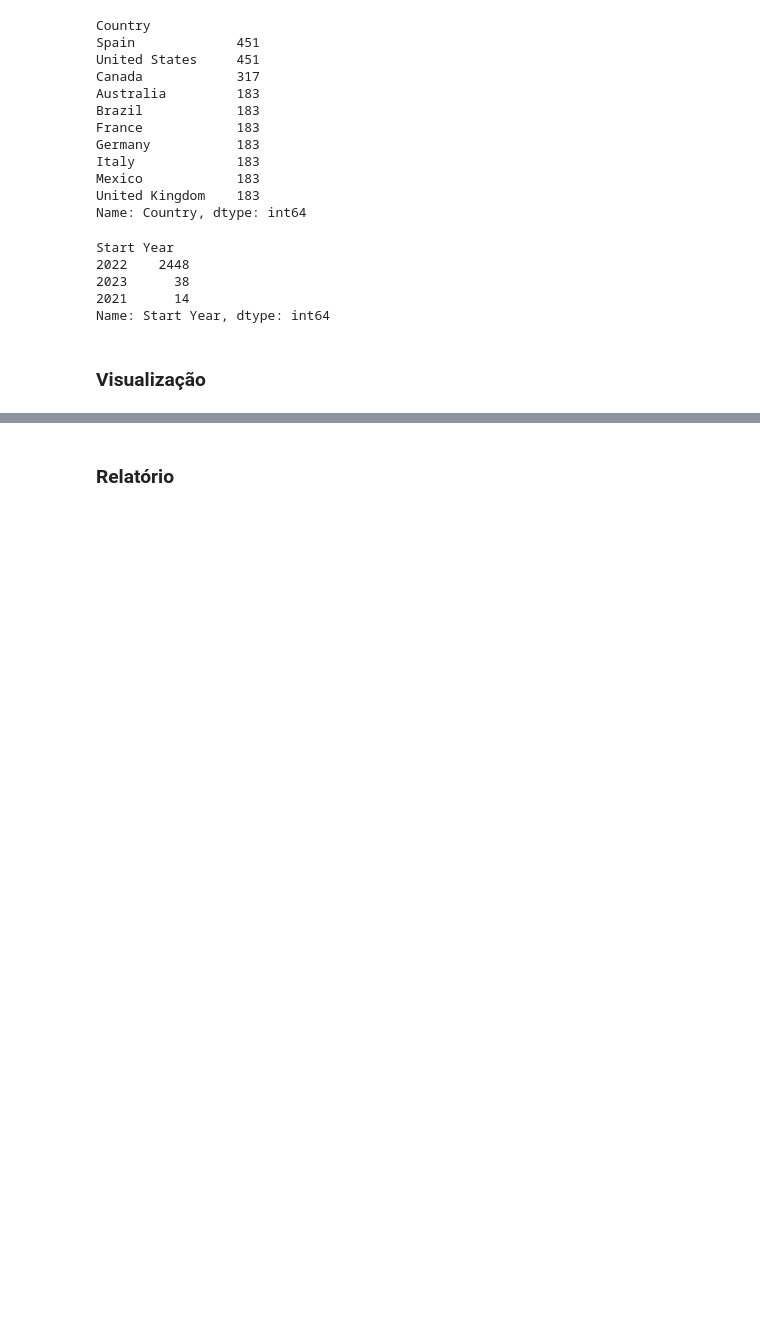
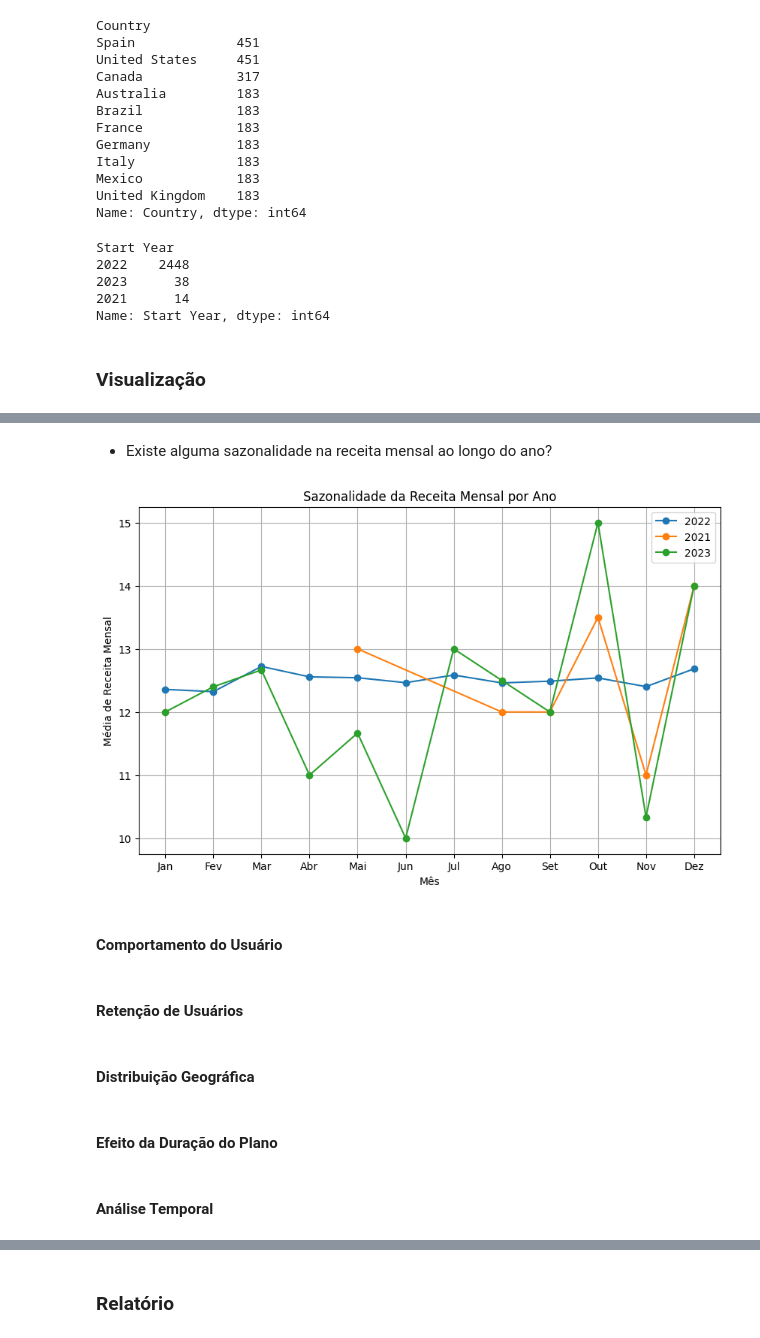
Before and after one commit to michelprosite/analise_covid19, a Jupyter notebook: netflix_analise.ipynb, the cells around one changed output, grey strips where cells are left out. Drawn from its saved outputs; the diff is of its cells as text; code cells hidden in the pictures; blank space fills up the shorter version.

```diff
--- a/netflix_analise.ipynb
+++ b/netflix_analise.ipynb
@@ -204,0 +244,44 @@ Name: Start Year, dtype: int64
+# %% [markdown]
+* Existe alguma sazonalidade na receita mensal ao longo do ano?
+# %%
+# Suponha que 'data' seja o seu DataFrame
+# Crie uma coluna 'YearMonth' combinando os valores de 'Join Date'
+data['YearMonth'] = data['Join Date']
+
+# Converta a coluna 'YearMonth' para objetos de data para facilitar a ordenação
+data['YearMonth'] = pd.to_datetime(data['YearMonth'], format='%Y-%m')
+
+# Crie colunas separadas para o ano e o mês
+data['Year'] = data['YearMonth'].dt.year
+data['Month'] = data['YearMonth'].dt.month
+
+# Agrupe os dados por ano e mês e calcule a média da coluna 'Monthly Revenue'
+revenue_by_month_year = data.groupby(['Year', 'Month'])['Monthly Revenue'].mean()
+
+# Plote um gráfico de linha para visualizar a sazonalidade por ano
+plt.figure(figsize=(10, 6))
+
+# Percorra os anos únicos e plote a sazonalidade por ano
+for year in data['Year'].unique():
+    year_data = revenue_by_month_year.loc[year]
+    plt.plot(year_data.index, year_data.values, marker='o', label=str(year))
+
+plt.title('Sazonalidade da Receita Mensal por Ano')
+plt.xlabel('Mês')
+plt.ylabel('Média de Receita Mensal')
+plt.xticks(range(1, 13), ['Jan', 'Fev', 'Mar', 'Abr', 'Mai', 'Jun', 'Jul', 'Ago', 'Set', 'Out', 'Nov', 'Dez'])
+plt.legend()
+plt.grid()
+plt.show()
+# %% [output]
+[figure, added]
+# %% [markdown]
+#### Comportamento do Usuário
+# %% [markdown]
+#### Retenção de Usuários
+# %% [markdown]
+#### Distribuição Geográfica
+# %% [markdown]
+#### Efeito da Duração do Plano
+# %% [markdown]
+#### Análise Temporal
```
Also changed, not shown: parts of 7 cells of this notebook.
